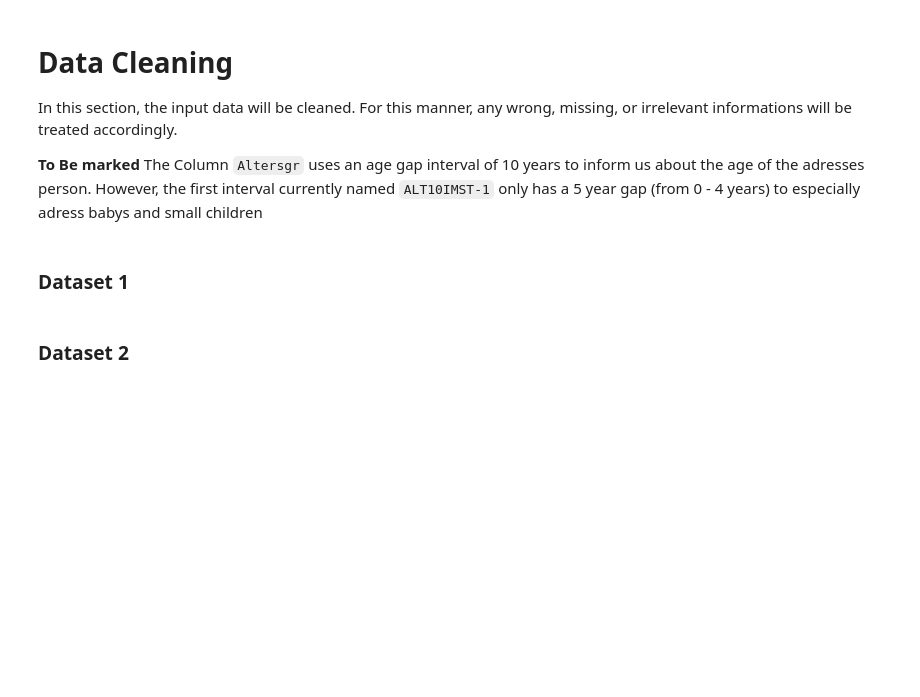
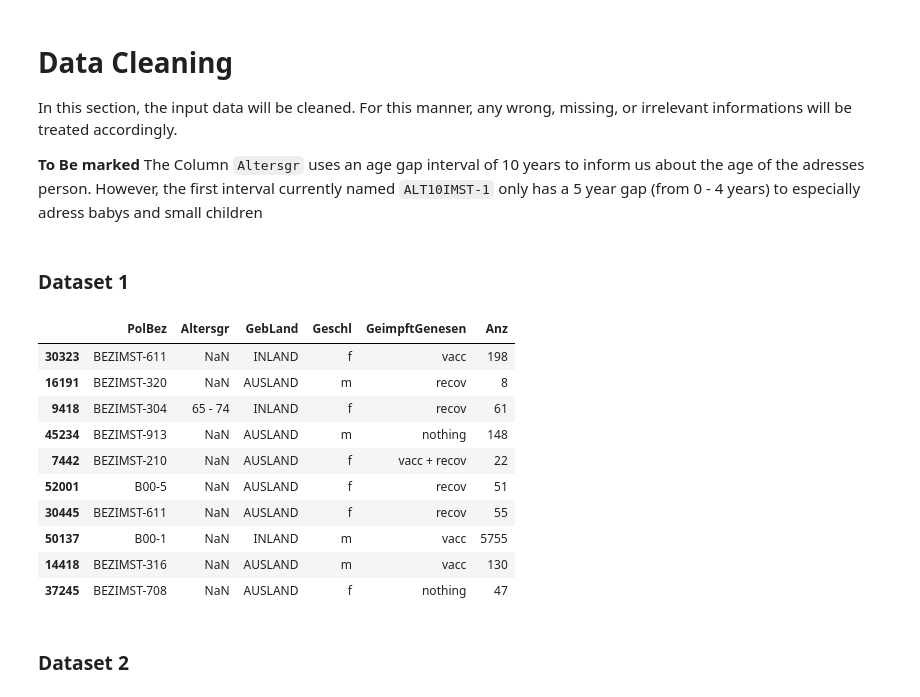
Before and after one commit to Sormy23/DataScience_CoronaStatistics, a Jupyter notebook: mini_projekt.ipynb, the cells around one changed output. Cells and saved outputs as stored; diff of their text form; code cells hidden in the pictures; blank space fills up the shorter version.

```diff
--- a/mini_projekt.ipynb
+++ b/mini_projekt.ipynb
@@ -78,33 +154,45 @@ The Column ``Altersgr`` uses an age gap interval of 10 years to inform us about
 # %% [markdown]
 ### Dataset 1
 # %%
-geimpftGenesenDict = {"IMST-4": 0, #nothing
-                      "IMST-1": 1, #vacc
-                      "IMST-3": 2, #recov
-                      "IMST-2": 3} #vacc + recov
+geimpftGenesenDict = {"IMST-4": "nothing",  #nothing
+                       "IMST-1": "vacc",  #vaccinated
+                       "IMST-3": "recov",  #recovered
+                       "IMST-2": "vacc + recov"} #vaccinated + recovered
 
 ageGapDict = {"ALT10IMST-1": "0 - 4",
               "ALT10IMST-2": "5 - 14",
               "ALT10IMST-3": "15 - 24",
               "ALT10IMST-4": "25 - 34",
               "ALT10IMST-5": "35 - 44",
               "ALT10IMST-6": "45 - 54",
               "ALT10IMST-7": "55 - 64",
               "ALT10IMST-8": "65 - 74",
               "ALT10IMST-9": "75 - 84",
               "ALT10IMST-10": "85+"}
 
 dataset1["GebLand"] = dataset1["GebLand"].map({"GLIMST-1": "INLAND",
                                                "GLIMST-2": "AUSLAND"})
 
 dataset1["Geschl"] = dataset1["Geschl"].map({"C11-1": "m",
                                              "C11-2": "f"})
 
 dataset1["GeimpftGenesen"] = dataset1["GeimpftGenesen"].map(geimpftGenesenDict)
 
 dataset1["Altersgr"] = dataset1["Altersgr"].map(ageGapDict)
 
 dataset1.sample(10)
+# %% [output]
+|  | PolBez | Altersgr | GebLand | Geschl | GeimpftGenesen | Anz |
+| 30323 | BEZIMST-611 | NaN | INLAND | f | vacc | 198 |
+| 16191 | BEZIMST-320 | NaN | AUSLAND | m | recov | 8 |
+| 9418 | BEZIMST-304 | 65 - 74 | INLAND | f | recov | 61 |
+| 45234 | BEZIMST-913 | NaN | AUSLAND | m | nothing | 148 |
+| 7442 | BEZIMST-210 | NaN | AUSLAND | f | vacc + recov | 22 |
+| 52001 | B00-5 | NaN | AUSLAND | f | recov | 51 |
+| 30445 | BEZIMST-611 | NaN | AUSLAND | f | recov | 55 |
+| 50137 | B00-1 | NaN | INLAND | m | vacc | 5755 |
+| 14418 | BEZIMST-316 | NaN | AUSLAND | m | vacc | 130 |
+| 37245 | BEZIMST-708 | NaN | AUSLAND | f | nothing | 47 |
 # %% [markdown]
 ### Dataset 2
 # %%
```
Also changed, not shown: parts of 21 cells of this notebook, 2 other files.
